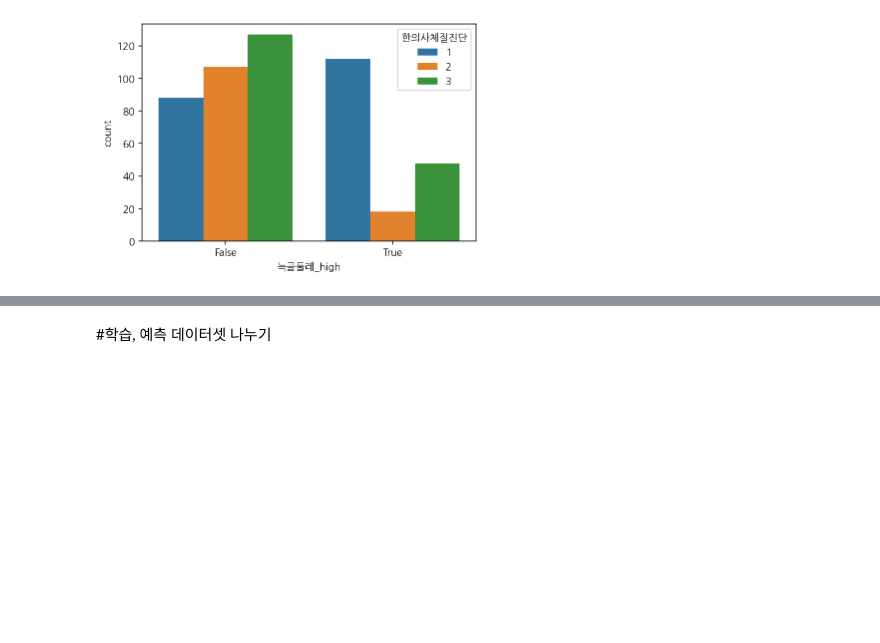
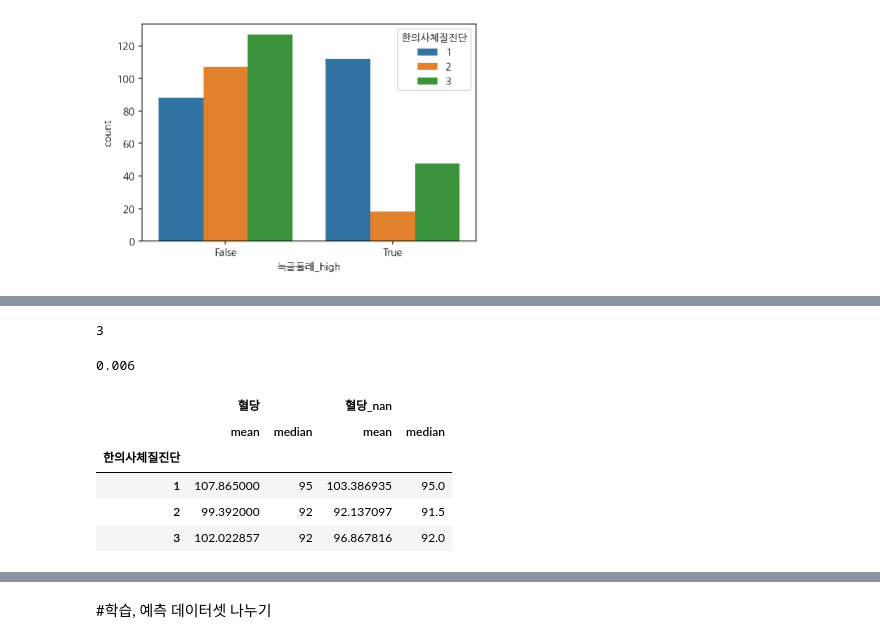
Before and after one commit to HyeonhoonLee/Colab, a Jupyter notebook: KDC_feature_engineering.ipynb, the cells around one changed output, grey strips where cells are left out. Cells and saved outputs as stored; diff of their text form; code cells hidden in the pictures; blank space fills up the shorter version.

```diff
--- a/KDC_feature_engineering.ipynb
+++ b/KDC_feature_engineering.ipynb
@@ -196,0 +248,20 @@ sns.countplot(data=df, x="늑골둘레_high", hue="한의사체질진단")
+# %%
+#"혈당_nan" 에서 결측치의 수 계산합니다.
+df["혈당_nan"].isnull().sum()
+# %% [output]
+3
+# %%
+#"혈당_nan" 에서 결측치의 비율 계산합니다.
+df["혈당_nan"].isnull().mean()
+# %% [output]
+0.006
+# %%
+# 결측치를 처리한 데이터와 처리하지 않은 데이터의 평균과 중간값이 얼마나 차이나는지 확인한다.
+df.groupby(["한의사체질진단"])["혈당", "혈당_nan"].agg(["mean", "median"])
+# %% [output]
+|  | 혈당 |  | 혈당_nan |  |
+|  | mean | median | mean | median |
+| 한의사체질진단 |  |  |  |  |
+| 1 | 107.865000 | 95 | 103.386935 | 95.0 |
+| 2 | 99.392000 | 92 | 92.137097 | 91.5 |
+| 3 | 102.022857 | 92 | 96.867816 | 92.0 |
```
Also changed, not shown: parts of 23 cells of this notebook.
